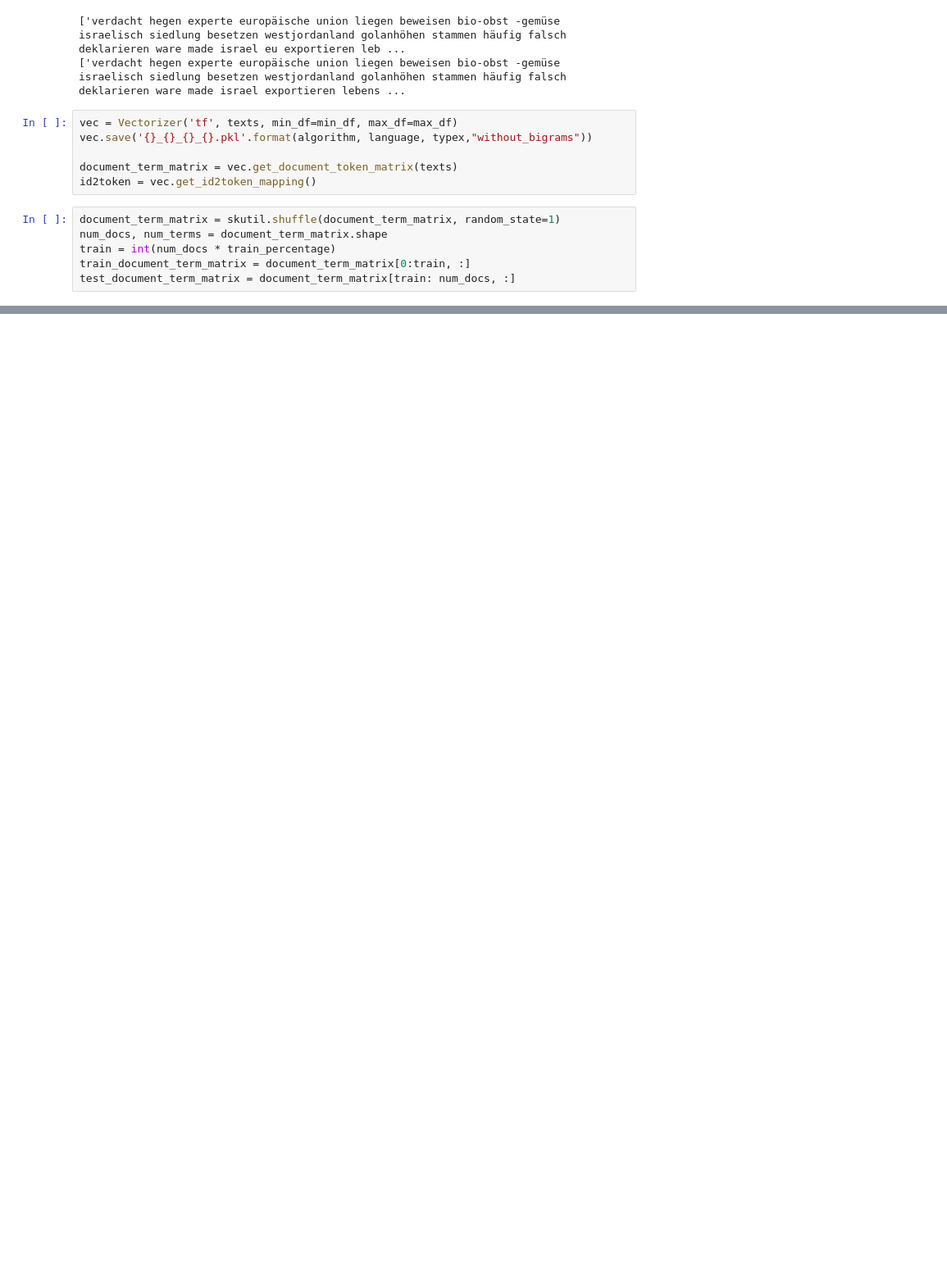
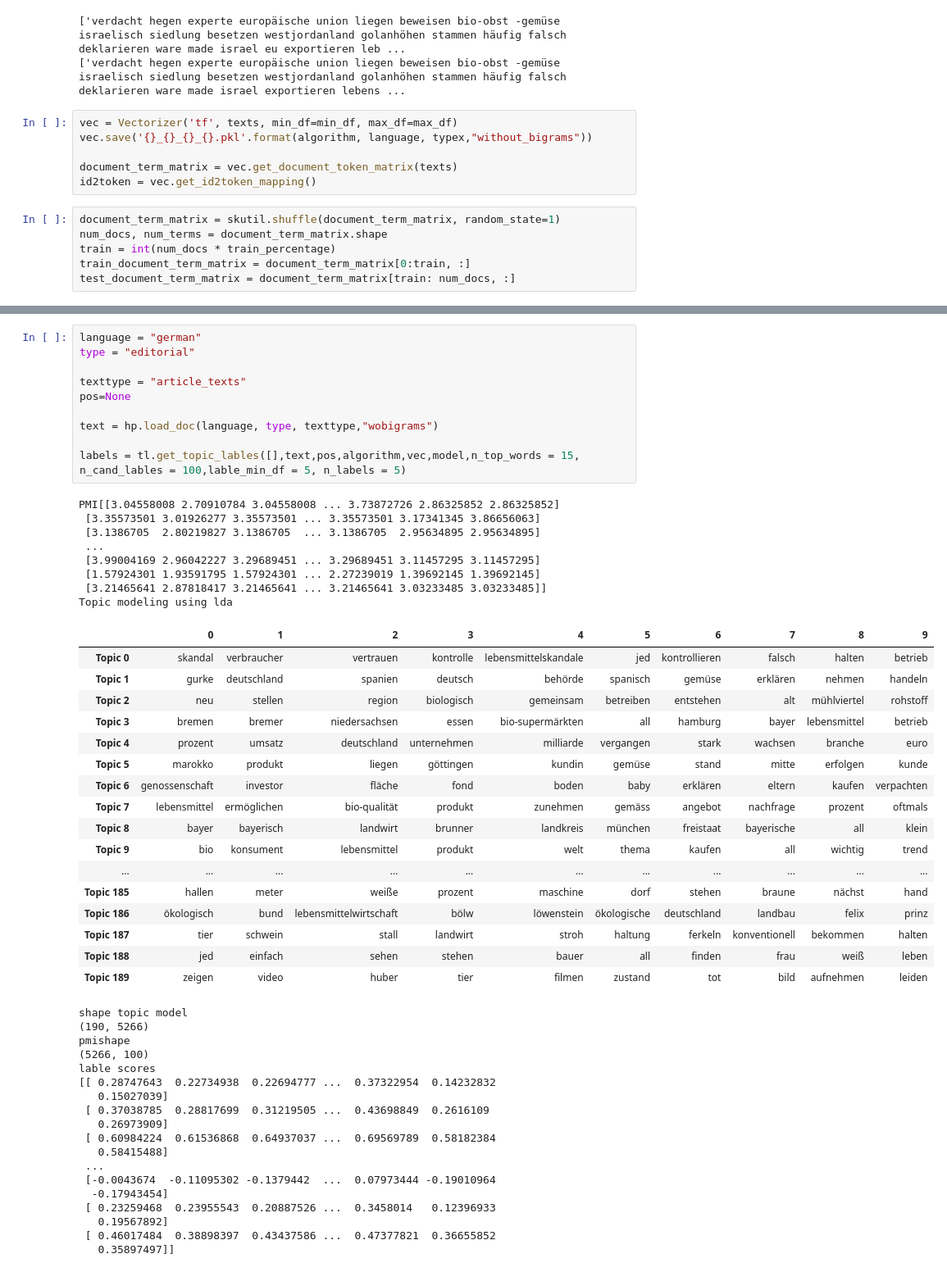
Before and after one commit to ga65duy/Topic-Modeling, a Jupyter notebook: notebooks/topic_modelling_training/lda/Topic_Modelling_German_Editorial_lda.ipynb, the cells around one changed output, grey strips where cells are left out. Shown at 82% size. Cells and saved outputs as stored; diff of their text form; blank space fills up the shorter version.

```diff
--- a/notebooks/topic_modelling_training/lda/Topic_Modelling_German_Editorial_lda.ipynb
+++ b/notebooks/topic_modelling_training/lda/Topic_Modelling_German_Editorial_lda.ipynb
@@ -107,0 +110,54 @@ model.save('{}_{}_{}_{}_articles_{}.pkl'.format(algorithm, language, typex,"with
+# %%
+language = "german"
+type = "editorial"
+
+texttype = "article_texts"
+pos=None
+
+text = hp.load_doc(language, type, texttype,"wobigrams")
+
+labels = tl.get_topic_lables([],text,pos,algorithm,vec,model,n_top_words = 15, n_cand_lables = 100,lable_min_df = 5, n_labels = 5)
+# %% [output]
+PMI[[3.04558008 2.70910784 3.04558008 ... 3.73872726 2.86325852 2.86325852]
+ [3.35573501 3.01926277 3.35573501 ... 3.35573501 3.17341345 3.86656063]
+ [3.1386705  2.80219827 3.1386705  ... 3.1386705  2.95634895 2.95634895]
+ ...
+ [3.99004169 2.96042227 3.29689451 ... 3.29689451 3.11457295 3.11457295]
+ [1.57924301 1.93591795 1.57924301 ... 2.27239019 1.39692145 1.39692145]
+ [3.21465641 2.87818417 3.21465641 ... 3.21465641 3.03233485 3.03233485]]
+Topic modeling using lda
+|  | 0 | 1 | 2 | 3 | 4 | 5 | 6 | 7 | 8 | 9 |
+| Topic 0 | skandal | verbraucher | vertrauen | kontrolle | lebensmittelskandale | jed | kontrollieren | falsch | halten | betrieb |
+| Topic 1 | gurke | deutschland | spanien | deutsch | behörde | spanisch | gemüse | erklären | nehmen | handeln |
+| Topic 2 | neu | stellen | region | biologisch | gemeinsam | betreiben | entstehen | alt | mühlviertel | rohstoff |
+| Topic 3 | bremen | bremer | niedersachsen | essen | bio-supermärkten | all | hamburg | bayer | lebensmittel | betrieb |
+| Topic 4 | prozent | umsatz | deutschland | unternehmen | milliarde | vergangen | stark | wachsen | branche | euro |
+| Topic 5 | marokko | produkt | liegen | göttingen | kundin | gemüse | stand | mitte | erfolgen | kunde |
+| Topic 6 | genossenschaft | investor | fläche | fond | boden | baby | erklären | eltern | kaufen | verpachten |
+| Topic 7 | lebensmittel | ermöglichen | bio-qualität | produkt | zunehmen | gemäss | angebot | nachfrage | prozent | oftmals |
+| Topic 8 | bayer | bayerisch | landwirt | brunner | landkreis | münchen | freistaat | bayerische | all | klein |
+| Topic 9 | bio | konsument | lebensmittel | produkt | welt | thema | kaufen | all | wichtig | trend |
+| ... | ... | ... | ... | ... | ... | ... | ... | ... | ... | ... |
+| Topic 185 | hallen | meter | weiße | prozent | maschine | dorf | stehen | braune | nächst | hand |
+| Topic 186 | ökologisch | bund | lebensmittelwirtschaft | bölw | löwenstein | ökologische | deutschland | landbau | felix | prinz |
+| Topic 187 | tier | schwein | stall | landwirt | stroh | haltung | ferkeln | konventionell | bekommen | halten |
+| Topic 188 | jed | einfach | sehen | stehen | bauer | all | finden | frau | weiß | leben |
+| Topic 189 | zeigen | video | huber | tier | filmen | zustand | tot | bild | aufnehmen | leiden |
+shape topic model
+(190, 5266)
+pmishape
+(5266, 100)
+lable scores
+[[ 0.28747643  0.22734938  0.22694777 ...  0.37322954  0.14232832
+   0.15027039]
+ [ 0.37038785  0.28817699  0.31219505 ...  0.43698849  0.2616109
+   0.26973909]
+ [ 0.60984224  0.61536868  0.64937037 ...  0.69569789  0.58182384
+   0.58415488]
+ ...
+ [-0.0043674  -0.11095302 -0.1379442  ...  0.07973444 -0.19010964
+  -0.17943454]
+ [ 0.23259468  0.23955543  0.20887526 ...  0.3458014   0.12396933
+   0.19567892]
+ [ 0.46017484  0.38898397  0.43437586 ...  0.47377821  0.36655852
+   0.35897497]]
```
Also changed, not shown: parts of 4 cells of this notebook, 18 other files.
